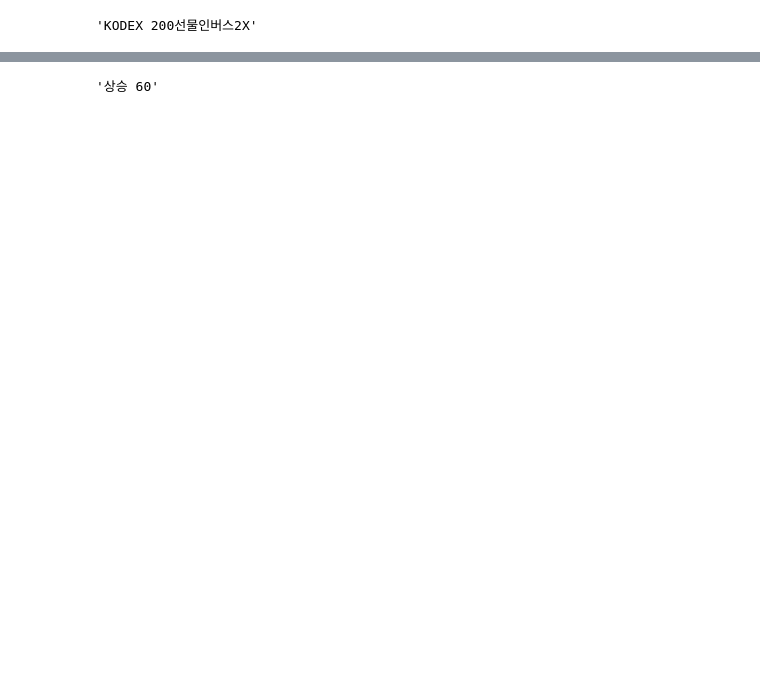
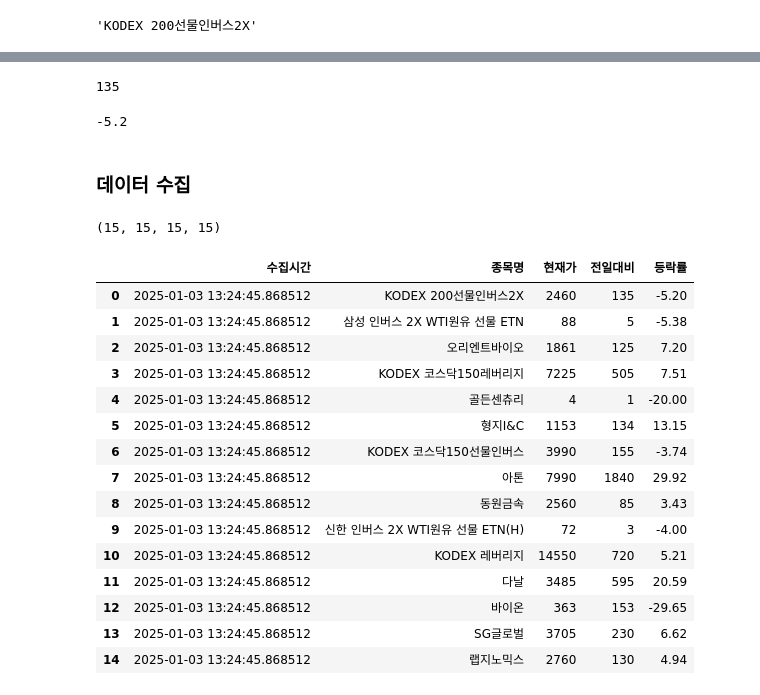
Before and after one commit to kbjung/my_projects, a Jupyter notebook: crawling/naver/naver_stock_home_01.ipynb, the cells around one changed output, grey strips where cells are left out. Saved outputs shown, nothing was run; the diff lists cells and outputs as text; code cells hidden in the pictures; blank space fills up the shorter version.

```diff
--- a/crawling/naver/naver_stock_home_01.ipynb
+++ b/crawling/naver/naver_stock_home_01.ipynb
@@ -155,7 +124,7 @@ current_price
 # %%
 # 전일대비
-
-compare_yesterday = one_stock.select('td')[1].text
+raw_compare_yesterday = one_stock.select('td')[1].text
+compare_yesterday = int(re.sub('[^0-9]', '', raw_compare_yesterday))
 compare_yesterday
 # %% [output]
-'상승 60'
+135
@@ -163,0 +131,66 @@ compare_yesterday
+# %%
+# 등락률
+raw_updown_ratio = one_stock.select('td')[2].text.strip()
+updown_ratio = float(re.sub('[^0-9.-]', '', raw_updown_ratio))
+updown_ratio
+# %% [output]
+-5.2
+# %% [markdown]
+### 데이터 수집
+# %%
+stock_name_list = []
+current_price_list = []
+compare_yesterday_list = []
+updown_ratio_list = []
+for one_stock in stock_lines:
+    # 종목명
+    stock_name = one_stock.select_one('th a').text
+
+    # 현재가
+    current_price = int(one_stock.select_one('td').text.replace(',', ''))
+
+    # 전일대비
+    raw_compare_yesterday = one_stock.select('td')[1].text
+    compare_yesterday = int(re.sub('[^0-9]', '', raw_compare_yesterday))
+
+    # 등락률
+    raw_updown_ratio = one_stock.select('td')[2].text.strip()
+    updown_ratio = float(re.sub('[^0-9.-]', '', raw_updown_ratio))
+
+    # 리스트에 추가
+    stock_name_list.append(stock_name)
+    current_price_list.append(current_price)
+    compare_yesterday_list.append(compare_yesterday)
+    updown_ratio_list.append(updown_ratio)
+# %%
+len(stock_name_list), len(current_price_list), len(compare_yesterday_list), len(updown_ratio_list)
+# %% [output]
+(15, 15, 15, 15)
+# %%
+tab1_df = pd.DataFrame(
+    {
+        '수집시간': current_time,
+        '종목명': stock_name_list,
+        '현재가': current_price_list,
+        '전일대비': compare_yesterday_list,
+        '등락률': updown_ratio_list
+    }
+)
+tab1_df
+# %% [output]
+|  | 수집시간 | 종목명 | 현재가 | 전일대비 | 등락률 |
+| 0 | 2025-01-03 13:24:45.868512 | KODEX 200선물인버스2X | 2460 | 135 | -5.20 |
+| 1 | 2025-01-03 13:24:45.868512 | 삼성 인버스 2X WTI원유 선물 ETN | 88 | 5 | -5.38 |
+| 2 | 2025-01-03 13:24:45.868512 | 오리엔트바이오 | 1861 | 125 | 7.20 |
+| 3 | 2025-01-03 13:24:45.868512 | KODEX 코스닥150레버리지 | 7225 | 505 | 7.51 |
+| 4 | 2025-01-03 13:24:45.868512 | 골든센츄리 | 4 | 1 | -20.00 |
+| 5 | 2025-01-03 13:24:45.868512 | 형지I&C | 1153 | 134 | 13.15 |
+| 6 | 2025-01-03 13:24:45.868512 | KODEX 코스닥150선물인버스 | 3990 | 155 | -3.74 |
+| 7 | 2025-01-03 13:24:45.868512 | 아톤 | 7990 | 1840 | 29.92 |
+| 8 | 2025-01-03 13:24:45.868512 | 동원금속 | 2560 | 85 | 3.43 |
+| 9 | 2025-01-03 13:24:45.868512 | 신한 인버스 2X WTI원유 선물 ETN(H) | 72 | 3 | -4.00 |
+| 10 | 2025-01-03 13:24:45.868512 | KODEX 레버리지 | 14550 | 720 | 5.21 |
+| 11 | 2025-01-03 13:24:45.868512 | 다날 | 3485 | 595 | 20.59 |
+| 12 | 2025-01-03 13:24:45.868512 | 바이온 | 363 | 153 | -29.65 |
+| 13 | 2025-01-03 13:24:45.868512 | SG글로벌 | 3705 | 230 | 6.62 |
+| 14 | 2025-01-03 13:24:45.868512 | 랩지노믹스 | 2760 | 130 | 4.94 |
```
Also changed, not shown: parts of 40 cells of this notebook.
